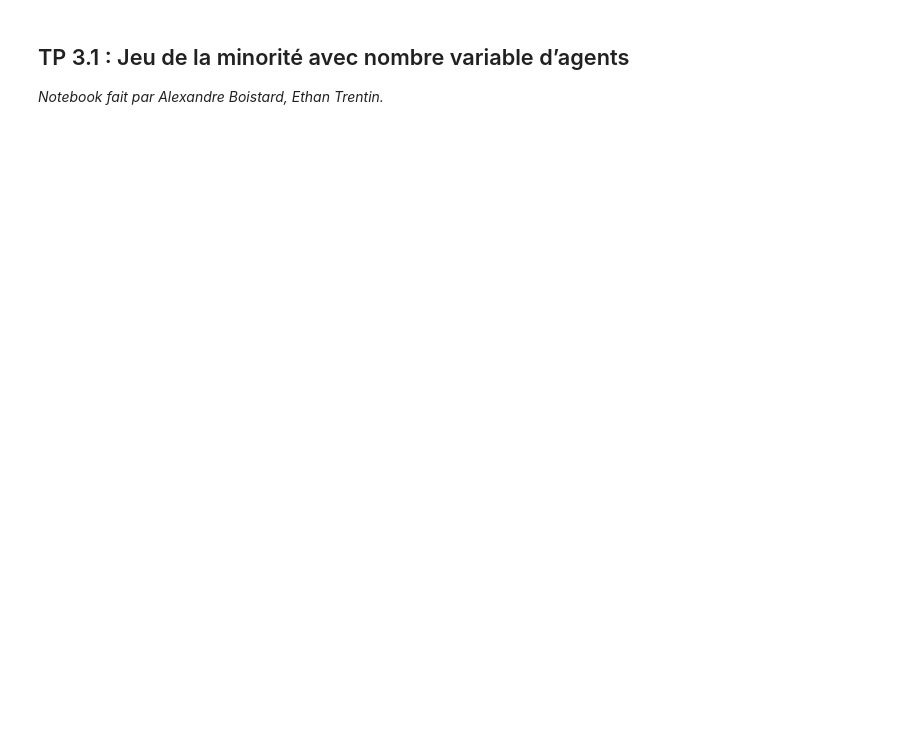
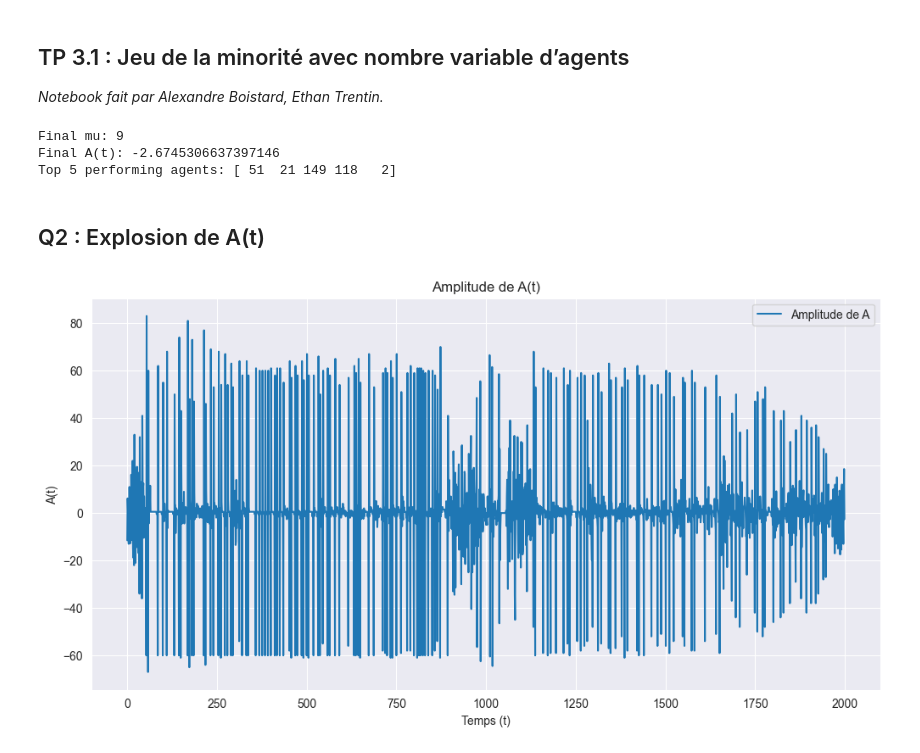
Before and after one commit to ethantrentin/Markets-Physic, a Jupyter notebook: TP5.ipynb, the cells around one changed output. Drawn from its saved outputs; the diff is of its cells as text; code cells hidden in the pictures; blank space fills up the shorter version.

```diff
--- a/TP5.ipynb
+++ b/TP5.ipynb
@@ -49,0 +30,51 @@ print("Dernière valeur de mu:", mu)
+# %%
+strategies, performance, Omega, mu = initialize(Ns, P, Np)
+# %%
+def simulation(strategies, performance, Omega, mu, M, T=1000, epsilon=0.01):
+    A_history = []
+    mu_history = [mu]
+
+    for t in range(T):
+        # Step 1: Get current actions from strategies for current mu
+        a_mu_t = strategies[:, mu]
+
+        # Step 2: Determine who participates (Heaviside function)
+        n_i = (performance >= 0) * 1
+        # Step 3: Compute global action A(t)
+        A_t = Omega[mu] + (n_i * a_mu_t).sum()
+        A_history.append(A_t)
+
+        # Step 4: Update performance U_i(t+1)
+        performance += -a_mu_t * A_t - epsilon
+
+        # Step 5: Update mu using last M signs of A(t)
+        sign = A_t > 0
+        mu = (2*mu)%2**M + sign
+    return A_history, mu_history
+# %%
+# A_history: time series of global actions A(t)
+# mu_history: sequence of encoded market states μ
+# performance: final agent performance scores
+A_history, mu_history = simulation(strategies, performance, Omega, mu, M, T)
+print("Final mu:", mu_history[-1])
+print("Final A(t):", A_history[-1])
+print("Top 5 performing agents:", np.argsort(performance)[-5:])
+# %% [output]
+Final mu: 9
+Final A(t): -2.6745306637397146
+Top 5 performing agents: [ 51  21 149 118   2]
+# %% [markdown]
+## Q2 : Explosion de A(t)
+# %%
+plt.figure(figsize=(12, 6))
+
+plt.plot([t for t in range(len(A_history))],A_history, label=f'Amplitude de A')
+
+plt.title("Amplitude de A(t)")
+plt.xlabel("Temps (t)")
+plt.ylabel("A(t)")
+plt.legend()
+plt.grid(True)
+plt.show()
+# %% [output]
+[figure, added]
```
Also changed, not shown: parts of 6 cells of this notebook.
